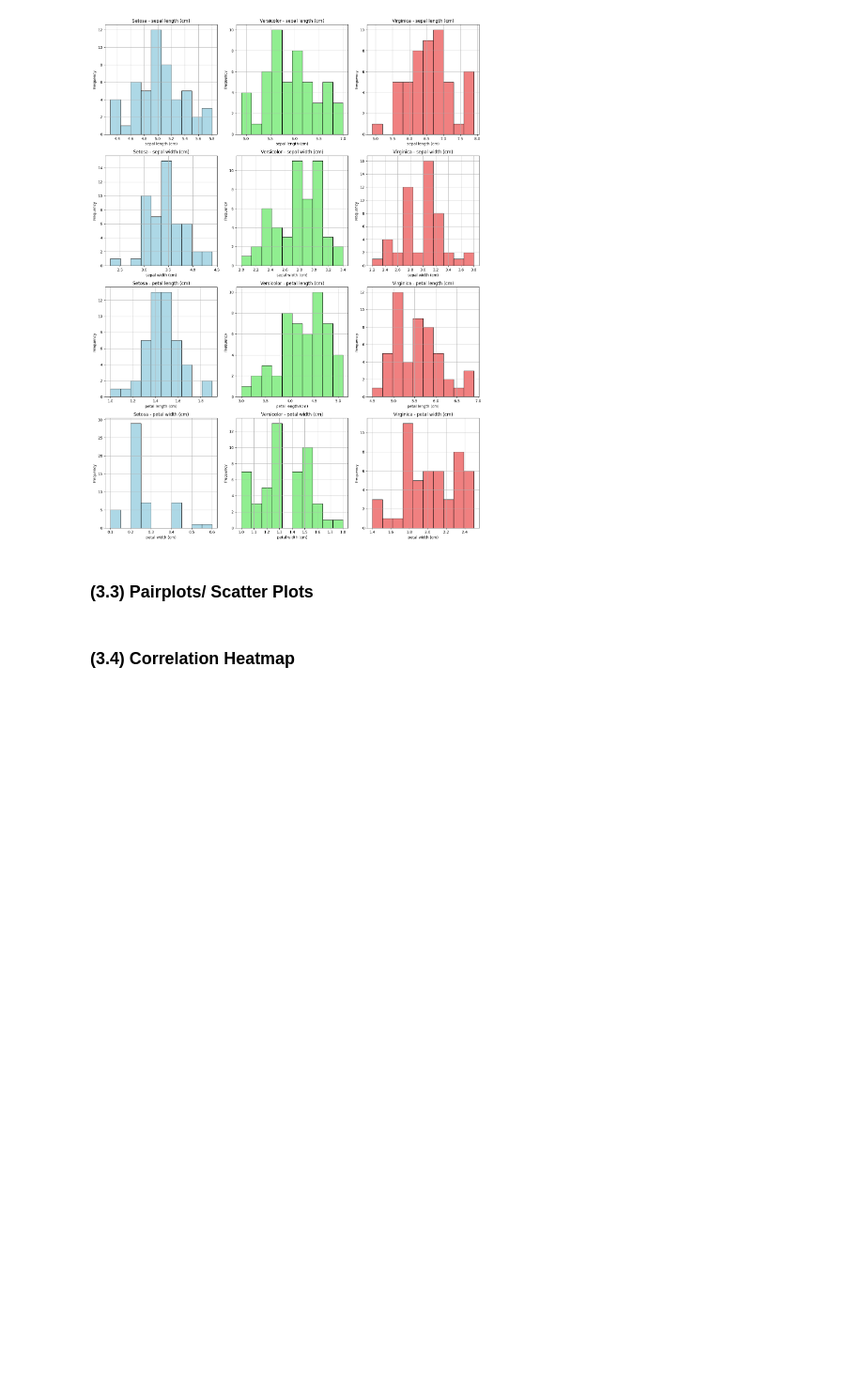
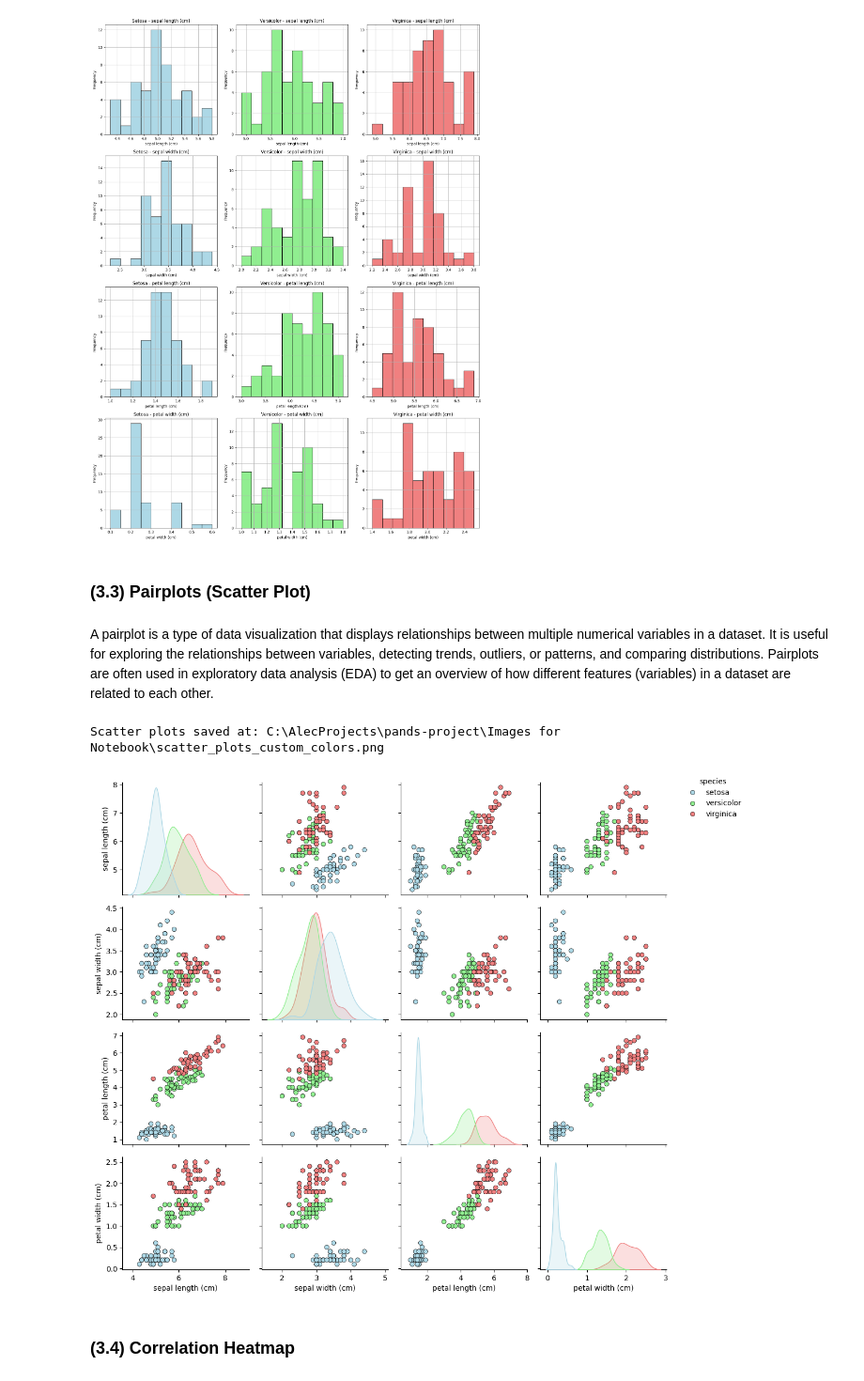
Before and after one commit to PectenMaximus/pands-project, a Jupyter notebook: FinalProject.ipynb, the cells around one changed output. Shown: that part at 94% size. Saved outputs shown, nothing was run; the diff lists cells and outputs as text; code cells hidden in the pictures; blank space fills up the shorter version.

```diff
--- a/FinalProject.ipynb
+++ b/FinalProject.ipynb
@@ -384,6 +305,39 @@ generate_all_histograms(df, save_path)
 Histogram saved at: C:\AlecProjects\pands-project\Images for Notebook\iris_histograms.png
 [figure]
 # %% [markdown]
-### (3.3) Pairplots/ Scatter Plots
+### (3.3) Pairplots (Scatter Plot)
+# %% [markdown]
+A pairplot is a type of data visualization that displays relationships between multiple numerical variables in a dataset. It is useful for exploring the relationships between variables, detecting trends, outliers, or patterns, and comparing distributions. Pairplots are often used in exploratory data analysis (EDA) to get an overview of how different features (variables) in a dataset are related to each other.
+# %%
+# Function to generate scatter plots of each pair of variables with custom species colours
+def generate_scatter_plots(data, species_colors, save_path=None):
+
+    # Add a 'species_color' column to the DataFrame that maps each species to its corresponding color
+    data['species_color'] = data['species'].map(species_colors)
+
+    # Generate a pairplot using the custom colors
+    pairplot = sns.pairplot(data, hue='species', palette=species_colors, plot_kws={'edgecolor': 'black'})
+
+    # Move legend to the upper left outside the plot (It was generating in a bad place originally)
+    pairplot._legend.set_bbox_to_anchor((1, 1))  # Move it outside top-right
+    pairplot._legend.set_loc('upper left')       # Set to upper left of bounding box
+
+    # Adjusts the laout for better spacing
+    plt.tight_layout()
+
+    # Save the plot if save_path is provided
+    if save_path:
+        plt.savefig(save_path, format='png')
+        print(f"Scatter plots saved at: {save_path}")
+
+    # Show the plot
+    plt.show()
+
+# Save fikle
+save_path = r'C:\AlecProjects\pands-project\Images for Notebook\scatter_plots.png'
+generate_scatter_plots(df, species_colors, save_path)
+# %% [output]
+Scatter plots saved at: C:\AlecProjects\pands-project\Images for Notebook\scatter_plots_custom_colors.png
+[figure, added]
 # %% [markdown]
 ### (3.4) Correlation Heatmap
```
Also changed, not shown: parts of 13 cells of this notebook.
